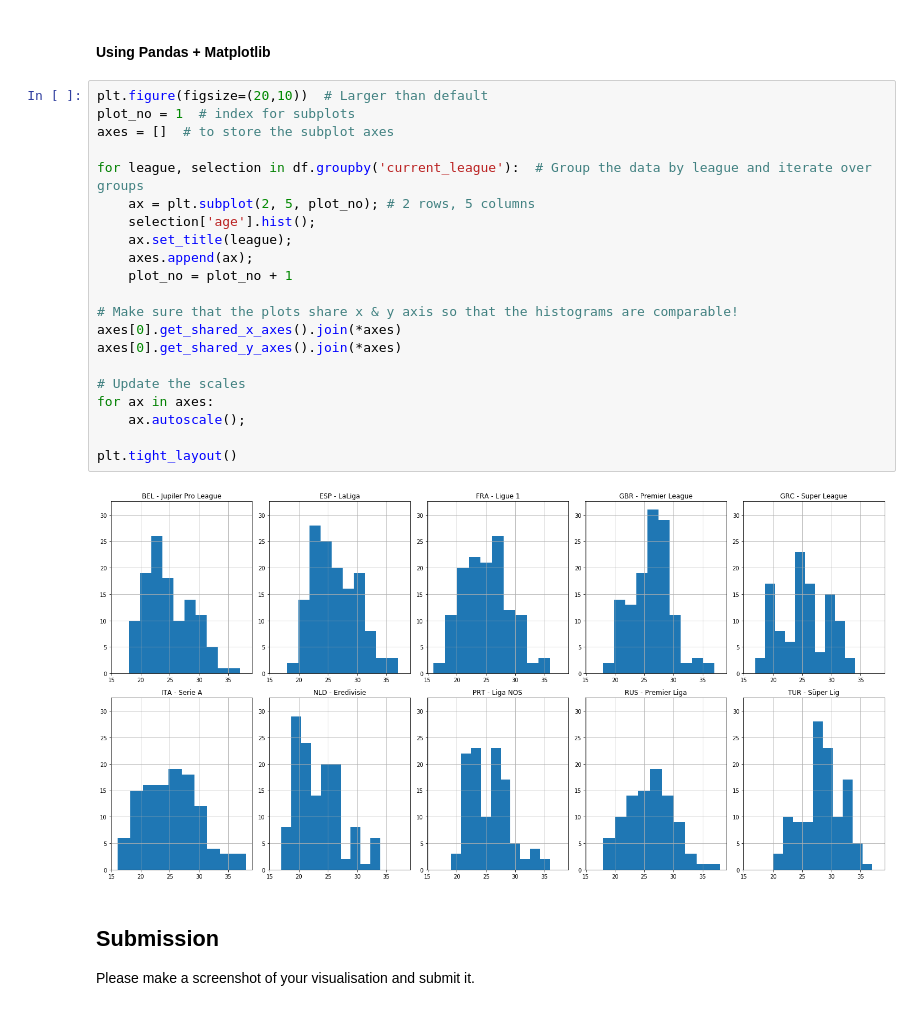
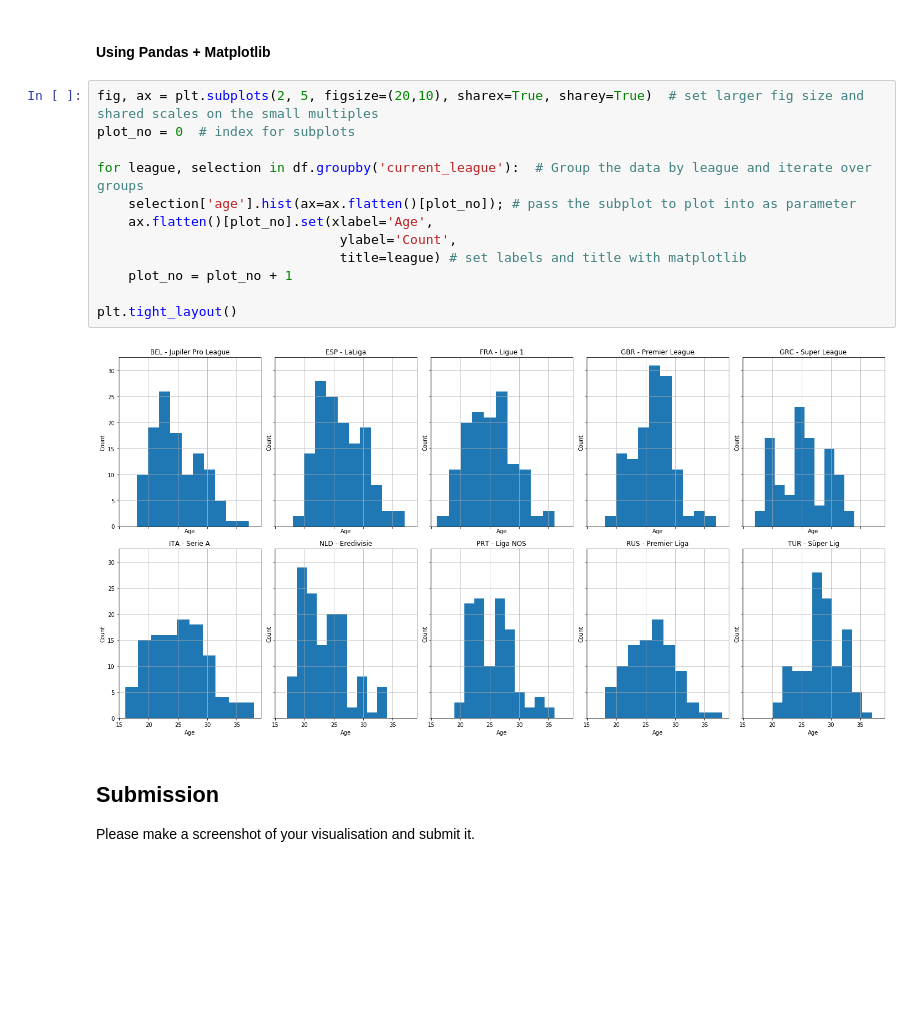
Before and after one commit to keckelt/Python-Small-Multiples, a Jupyter notebook: solution.ipynb, the cells around one changed output. Saved outputs shown, nothing was run; the diff lists cells and outputs as text; blank space fills up the shorter version.

```diff
--- a/solution.ipynb
+++ b/solution.ipynb
@@ -80,29 +80,20 @@ plt.tight_layout()
 [figure]
 # %% [markdown]
 #### Using Pandas + Matplotlib
-# %%
-plt.figure(figsize=(20,10))  # Larger than default
-plot_no = 1  # index for subplots
-axes = []  # to store the subplot axes
-
-for league, selection in df.groupby('current_league'):  # Group the data by league and iterate over groups
-    ax = plt.subplot(2, 5, plot_no); # 2 rows, 5 columns
-    selection['age'].hist();
-    ax.set_title(league);
-    axes.append(ax);
-    plot_no = plot_no + 1
-
-# Make sure that the plots share x & y axis so that the histograms are comparable!
-axes[0].get_shared_x_axes().join(*axes)
-axes[0].get_shared_y_axes().join(*axes)
-
-# Update the scales
-for ax in axes:
-    ax.autoscale();
-
-plt.tight_layout()
-# %% [output]
-[figure, removed]
+# %%
+fig, ax = plt.subplots(2, 5, figsize=(20,10), sharex=True, sharey=True)  # set larger fig size and shared scales on the small multiples
+plot_no = 0  # index for subplots
+
+for league, selection in df.groupby('current_league'):  # Group the data by league and iterate over groups
+    selection['age'].hist(ax=ax.flatten()[plot_no]); # pass the subplot to plot into as parameter
+    ax.flatten()[plot_no].set(xlabel='Age',
+                               ylabel='Count',
+                               title=league) # set labels and title with matplotlib
+    plot_no = plot_no + 1
+
+plt.tight_layout()
+# %% [output]
+[figure, added]
 # %% [markdown]
 
 ## Submission
```
Also changed, not shown: parts of 2 cells of this notebook, 1 other file.
